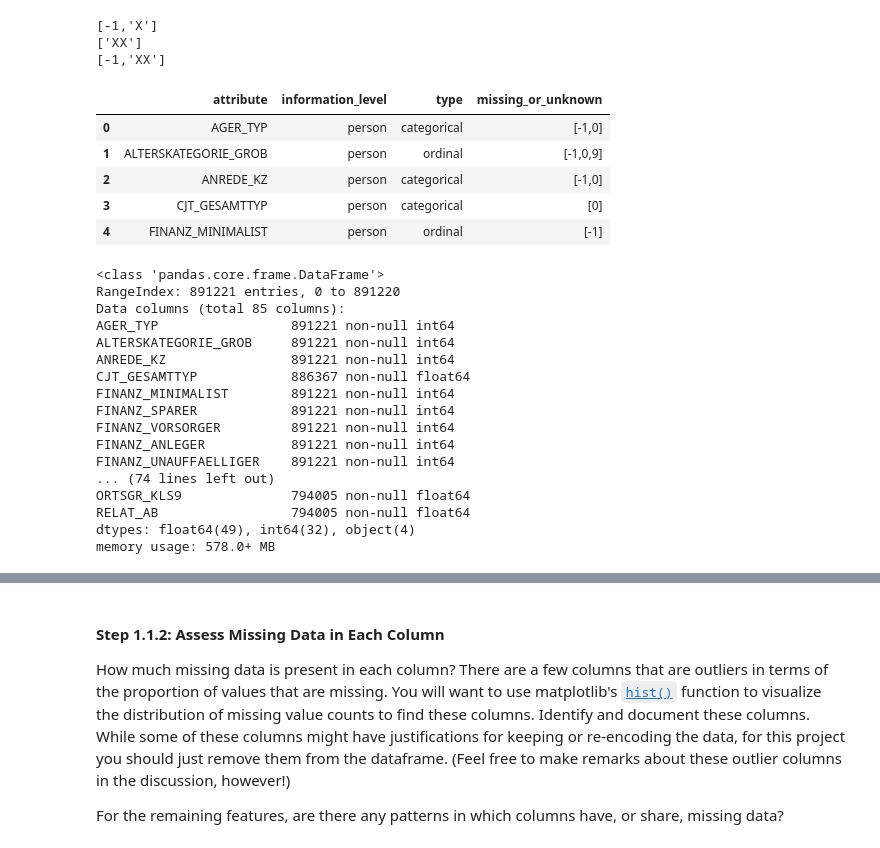
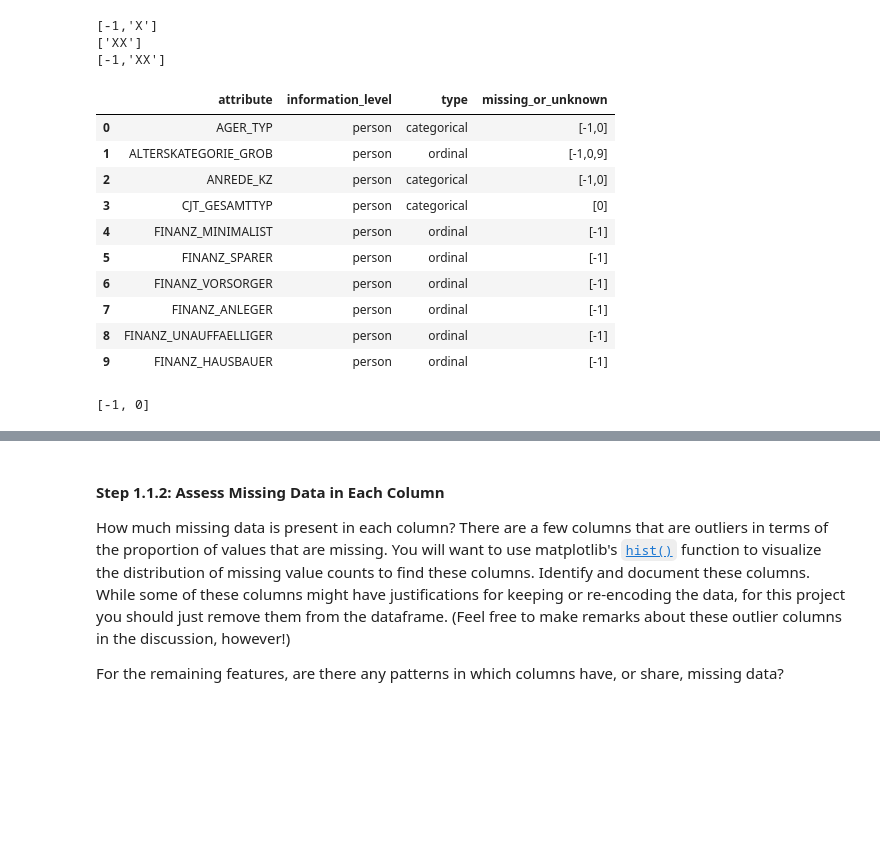
Before and after one commit to cemtekesin/Identify_Customer_Segments, a Jupyter notebook: Identify_Customer_Segments.ipynb, the cells around one changed output, grey strips where cells are left out. Drawn from its saved outputs; the diff is of its cells as text; code cells hidden in the pictures; blank space fills up the shorter version.

Commit message:
Add files via upload
NA replacement is done.
Checkpoint as writing a csv is done

```diff
--- a/Identify_Customer_Segments.ipynb
+++ b/Identify_Customer_Segments.ipynb
@@ -153,11 +138,16 @@ print(feat_info['missing_or_unknown'][59])
 # %%
 azdias_clean=azdias.copy()
 # %%
-feat_info.head(n=5)
+feat_info.head(n=10)
 # %% [output]
 |  | attribute | information_level | type | missing_or_unknown |
 | 0 | AGER_TYP | person | categorical | [-1,0] |
 | 1 | ALTERSKATEGORIE_GROB | person | ordinal | [-1,0,9] |
 | 2 | ANREDE_KZ | person | categorical | [-1,0] |
 | 3 | CJT_GESAMTTYP | person | categorical | [0] |
 | 4 | FINANZ_MINIMALIST | person | ordinal | [-1] |
+| 5 | FINANZ_SPARER | person | ordinal | [-1] |
+| 6 | FINANZ_VORSORGER | person | ordinal | [-1] |
+| 7 | FINANZ_ANLEGER | person | ordinal | [-1] |
+| 8 | FINANZ_UNAUFFAELLIGER | person | ordinal | [-1] |
+| 9 | FINANZ_HAUSBAUER | person | ordinal | [-1] |
@@ -166,21 +154,5 @@ feat_info['attribute']
-# %%
-for col azdias_clean:
-    addias_clean[col]=addias_clean[col].replace(feat_info['attribute']==col, np.nan)
-# %% [output]
-<class 'pandas.core.frame.DataFrame'>
-RangeIndex: 891221 entries, 0 to 891220
-Data columns (total 85 columns):
-AGER_TYP                 891221 non-null int64
-ALTERSKATEGORIE_GROB     891221 non-null int64
-ANREDE_KZ                891221 non-null int64
-CJT_GESAMTTYP            886367 non-null float64
-FINANZ_MINIMALIST        891221 non-null int64
-FINANZ_SPARER            891221 non-null int64
-FINANZ_VORSORGER         891221 non-null int64
-FINANZ_ANLEGER           891221 non-null int64
-FINANZ_UNAUFFAELLIGER    891221 non-null int64
-... (74 lines left out)
-ORTSGR_KLS9              794005 non-null float64
-RELAT_AB                 794005 non-null float64
-dtypes: float64(49), int64(32), object(4)
-memory usage: 578.0+ MB
+# %%
+import ast
+ast.literal_eval(feat_info.loc[feat_info['attribute']=='AGER_TYP','missing_or_unknown'][0])
+# %% [output]
+[-1, 0]
```
Also changed, not shown: parts of 13 cells of this notebook.
